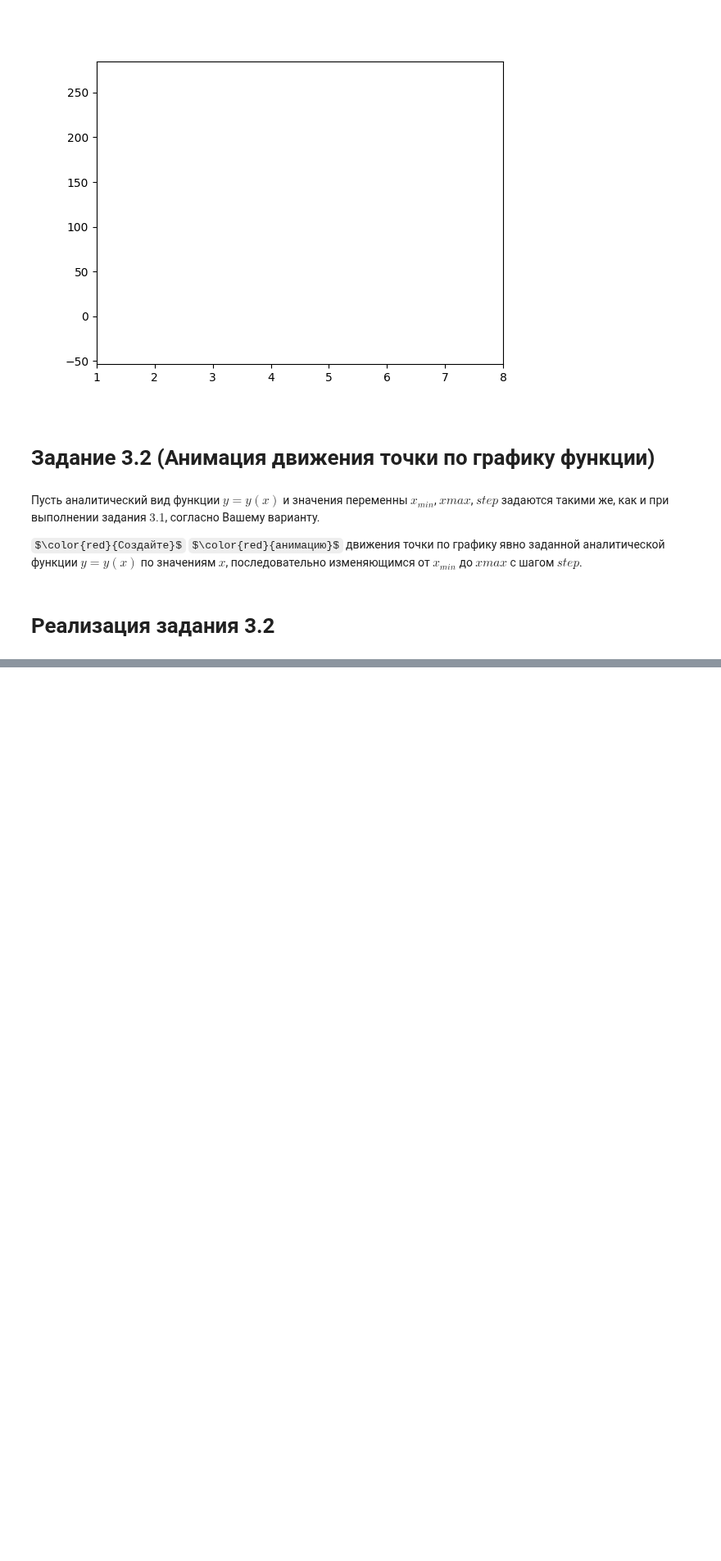
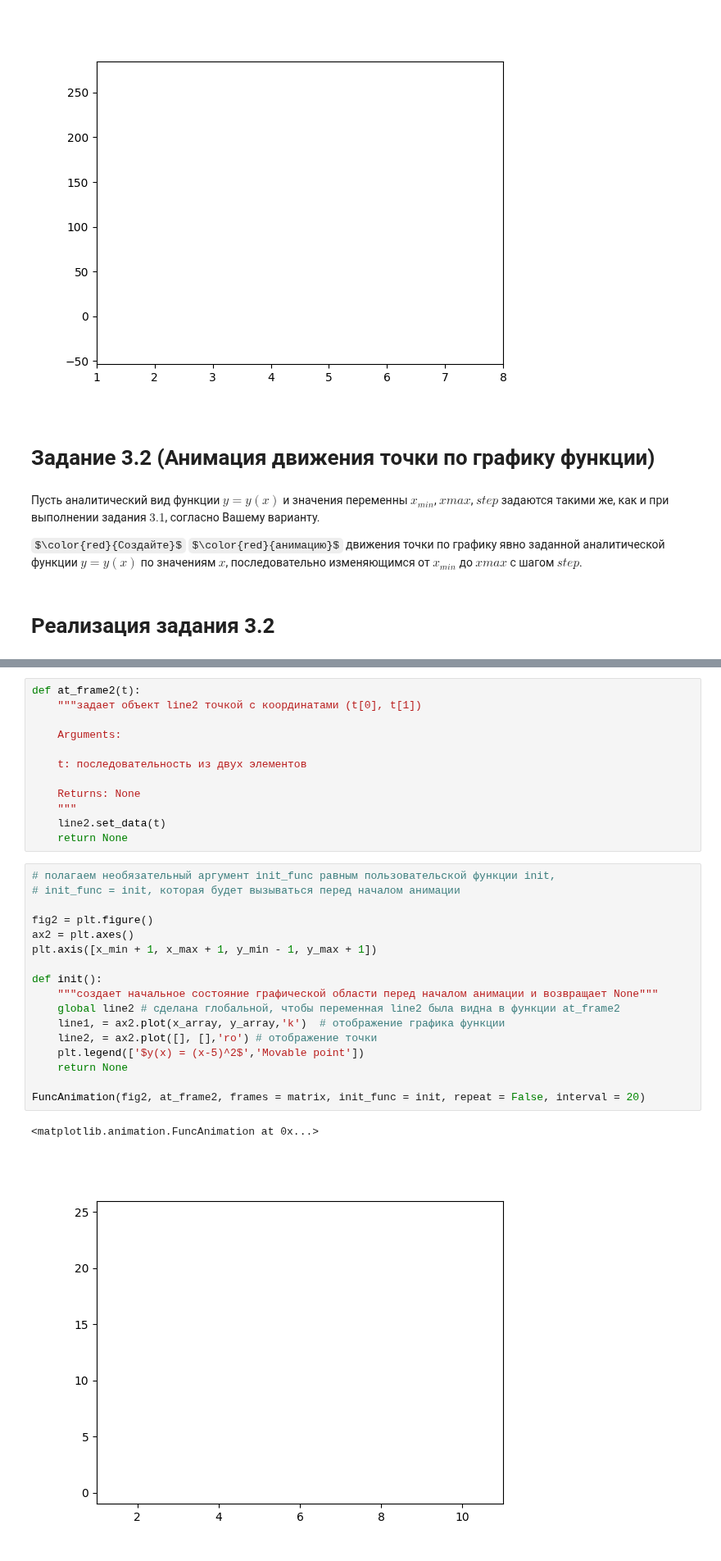
Before and after one commit to anshpak/jupyter-tasks, a Jupyter notebook: KM2_Lb03_Shpak.ipynb, the cells around one changed output, grey strips where cells are left out. Shown at 82% size. Cells and saved outputs as stored; diff of their text form; some formulas as TeX source; blank space fills up the shorter version.

```diff
--- a/KM2_Lb03_Shpak.ipynb
+++ b/KM2_Lb03_Shpak.ipynb
@@ -172,0 +193,32 @@ $\color{red}{Создайте}$ $\color{red}{анимацию}$ движения
+# %%
+def at_frame2(t):
+    """задает объект line2 точкой с координатами (t[0], t[1])
+
+    Arguments:
+
+    t: последовательность из двух элементов
+
+    Returns: None
+    """
+    line2.set_data(t)
+    return None
+# %%
+# полагаем необязательный аргумент init_func равным пользовательской функции init,
+# init_func = init, которая будет вызываться перед началом анимации
+
+fig2 = plt.figure()
+ax2 = plt.axes()
+plt.axis([x_min + 1, x_max + 1, y_min - 1, y_max + 1])
+
+def init():
+    """создает начальное состояние графической области перед началом анимации и возвращает None"""
+    global line2 # сделана глобальной, чтобы переменная line2 была видна в функции at_frame2
+    line1, = ax2.plot(x_array, y_array,'k')  # отображение графика функции
+    line2, = ax2.plot([], [],'ro') # отображение точки
+    plt.legend(['$y(x) = (x-5)^2$','Мovable point'])
+    return None
+
+FuncAnimation(fig2, at_frame2, frames = matrix, init_func = init, repeat = False, interval = 20)
+# %% [output]
+<matplotlib.animation.FuncAnimation at 0x...>
+[figure, added]
```
Also changed, not shown: parts of 3 cells of this notebook.
